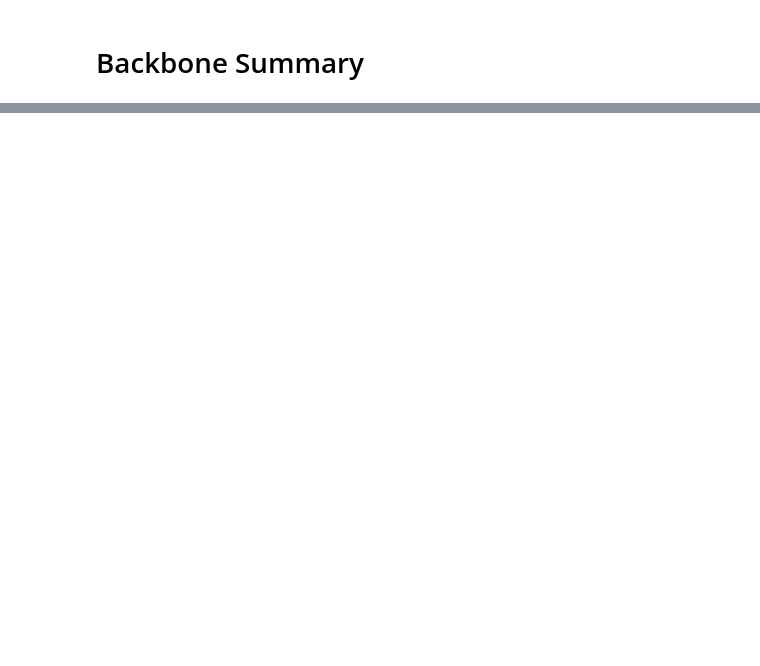
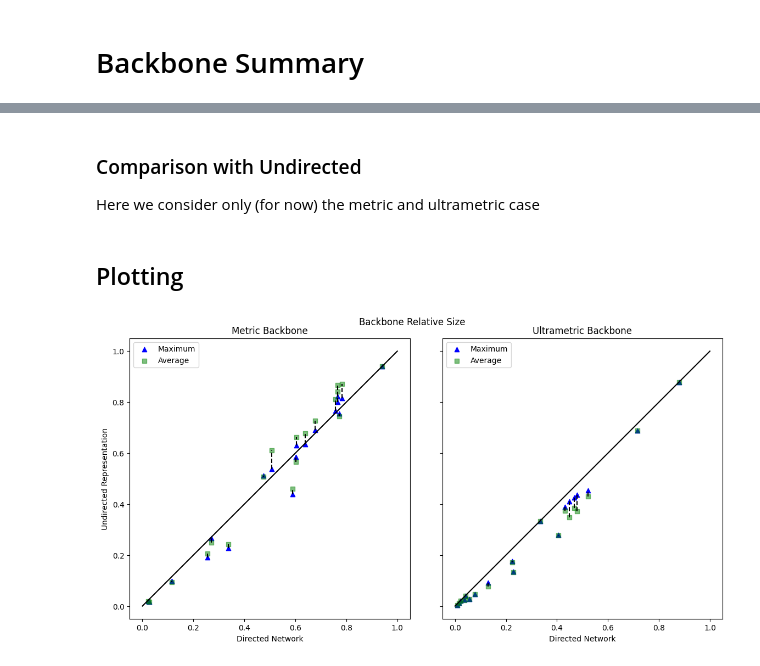
Before and after one commit to fcphysics/DirectedDistanceBackbone, a Jupyter notebook: combining_data.ipynb, the cells around one changed output, grey strips where cells are left out. Cells and saved outputs as stored; diff of their text form; code cells hidden in the pictures; blank space fills up the shorter version.

```diff
--- a/combining_data.ipynb
+++ b/combining_data.ipynb
@@ -501,11 +63,0 @@ plt.show()
-# %%
-df = pd.DataFrame(index=['n-nodes', 'nd-edges', 'nu-edges', 'tau-metric', 'tau-ultrametric',
-                           'tau-avg-metric', 'tau-avg-ultrametric', 'tau-max-metric', 'tau-max-ultrametric'], columns=networks)
-
-for network in networks[:-1]:
-    folder = config[network].get('folder')
-    data = pd.read_csv(f'networks/{folder:s}/undirected_connected_networks-stats.csv', index_col=0).T
-    #print(data)
-    df[network] = data
-
-df.T.to_csv('Summary/BackboneCompareStats_ComparableEdges.csv')
@@ -668,0 +64,4 @@ df.sort_values(by=['rel-diff'], ascending=False)
+# %% [markdown]
+### Comparison with Undirected
+
+Here we consider only (for now) the metric and ultrametric case
@@ -668,0 +93,28 @@ df.sort_values(by=['rel-diff'], ascending=False)
+# %% [markdown]
+## Plotting
+# %%
+df = pd.read_csv('Summary/BackboneCompareStats.csv', index_col=0)
+
+fig, ax = plt.subplots(1, 2, figsize=(12, 6), sharey=True)
+
+# Same commands for both axis
+for i, btype in enumerate(['metric', 'ultrametric']):
+    ax[i].scatter(df[btype], df[f'{btype}_max'], marker='^', c='b', label='Maximum')
+    ax[i].scatter(df[btype], df[f'{btype}_avg'], marker='s', c='g', label='Average', alpha=0.5)
+
+    ax[i].vlines(df[btype], ymin=df[[f'{btype}_max', f'{btype}_avg']].min(axis=1), ymax=df[[f'{btype}_max', f'{btype}_avg']].max(axis=1), linestyle='--', color='k')
+    ax[i].plot([0, 1], [0, 1], 'k-')
+
+    ax[i].legend()
+    ax[i].set_aspect('equal')
+    ax[i].set_xlabel('Directed Network')
+    ax[i].set_title(btype.capitalize() + ' Backbone')
+
+# Labels
+ax[0].set_ylabel('Undirected Representation')
+fig.suptitle('Backbone Relative Size')
+
+plt.tight_layout()
+plt.show()
+# %% [output]
+[figure, added]
```
Also changed, not shown: parts of 61 cells of this notebook, 4 other files.
